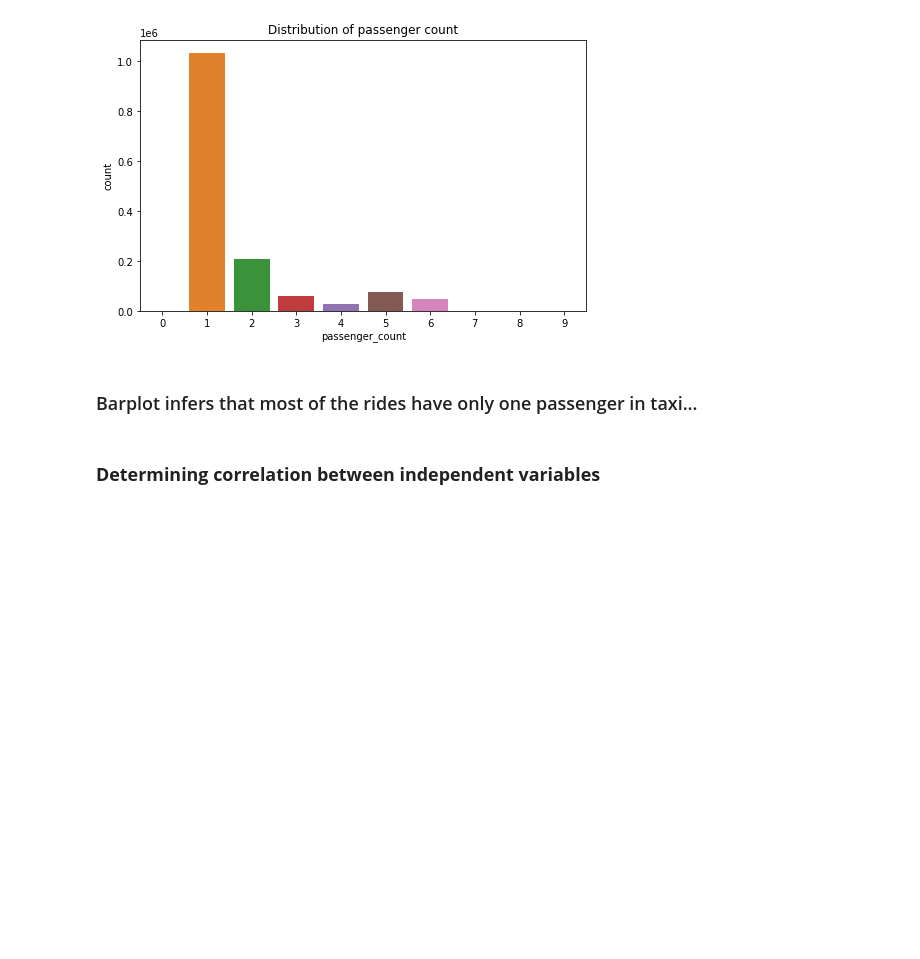
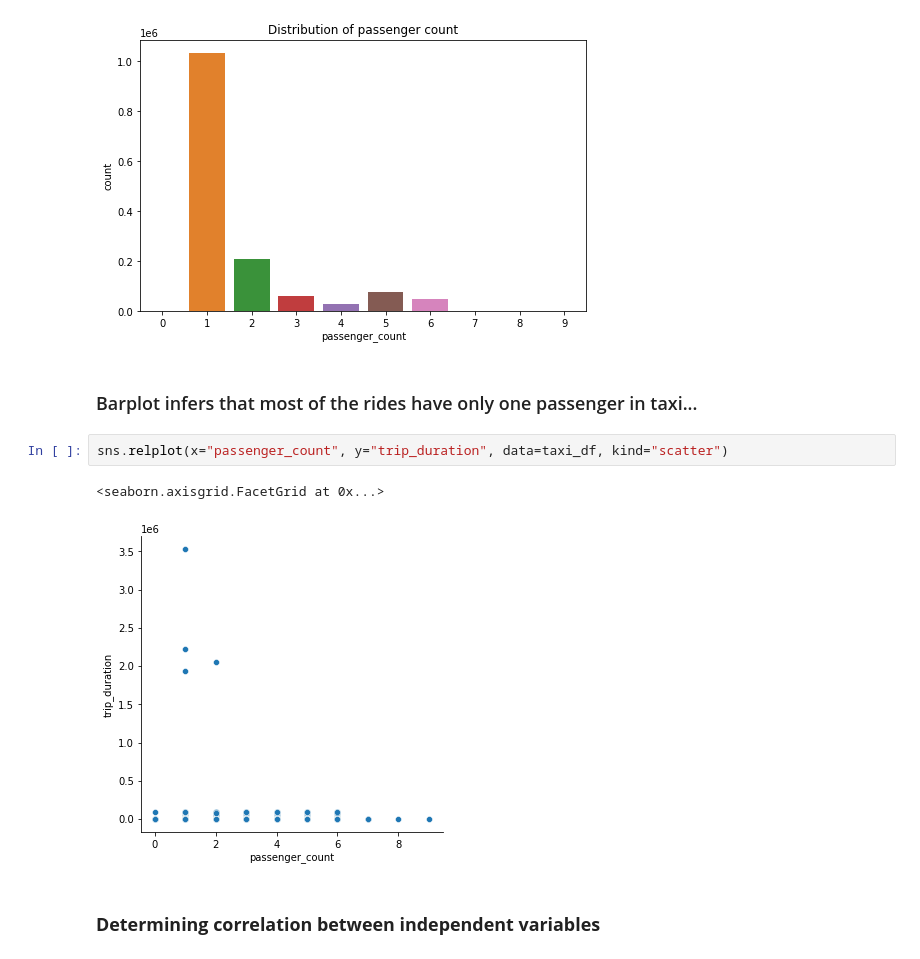
Before and after one commit to Jahnavi-Jaolekar/NYC-Taxi-time-prediction, a Jupyter notebook: NYC_taxi_trip_time_prediction.ipynb, the cells around one changed output. Drawn from its saved outputs; the diff is of its cells as text; blank space fills up the shorter version.

```diff
--- a/NYC_taxi_trip_time_prediction.ipynb
+++ b/NYC_taxi_trip_time_prediction.ipynb
@@ -211,6 +208,11 @@ Text(0.5, 1.0, 'Distribution of passenger count')
 [figure]
 # %% [markdown]
 ### Barplot infers that most of the rides have only one passenger in taxi...
+# %%
+sns.relplot(x="passenger_count", y="trip_duration", data=taxi_df, kind="scatter")
+# %% [output]
+<seaborn.axisgrid.FacetGrid at 0x...>
+[figure, added]
 # %% [markdown]
 ### **Determining correlation between independent variables**
 # %%
```
Also changed, not shown: parts of 15 cells of this notebook.
